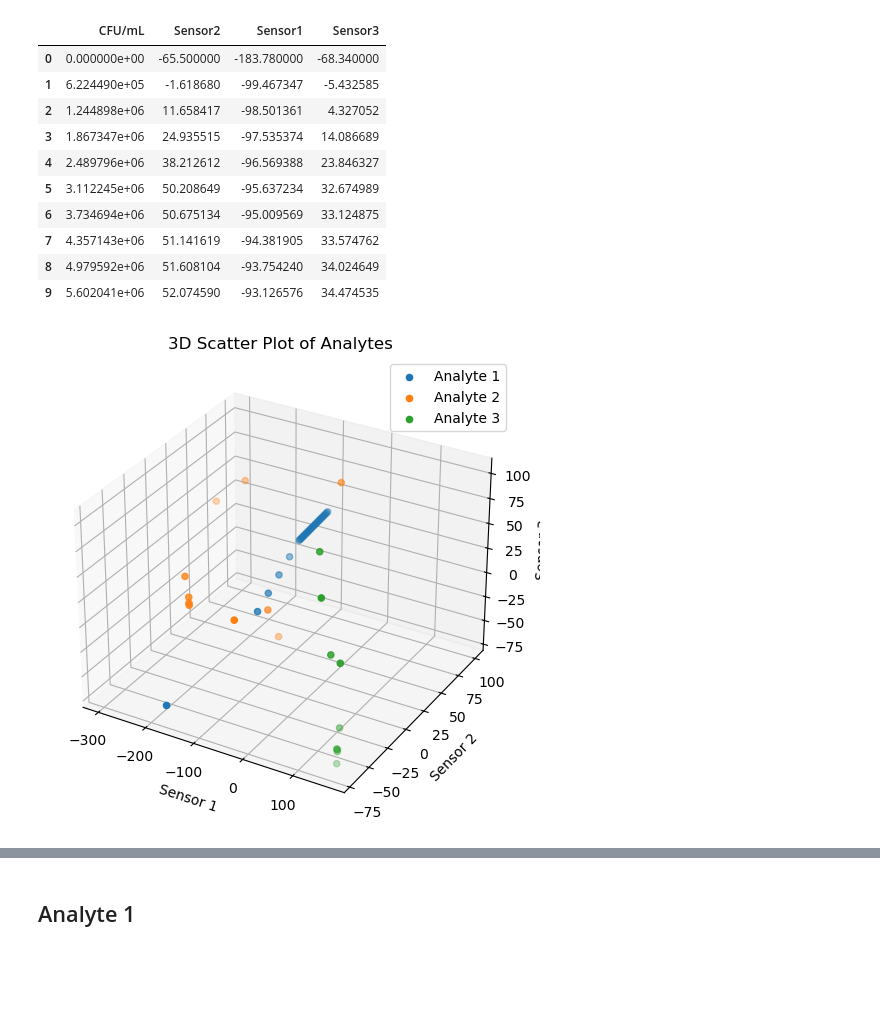
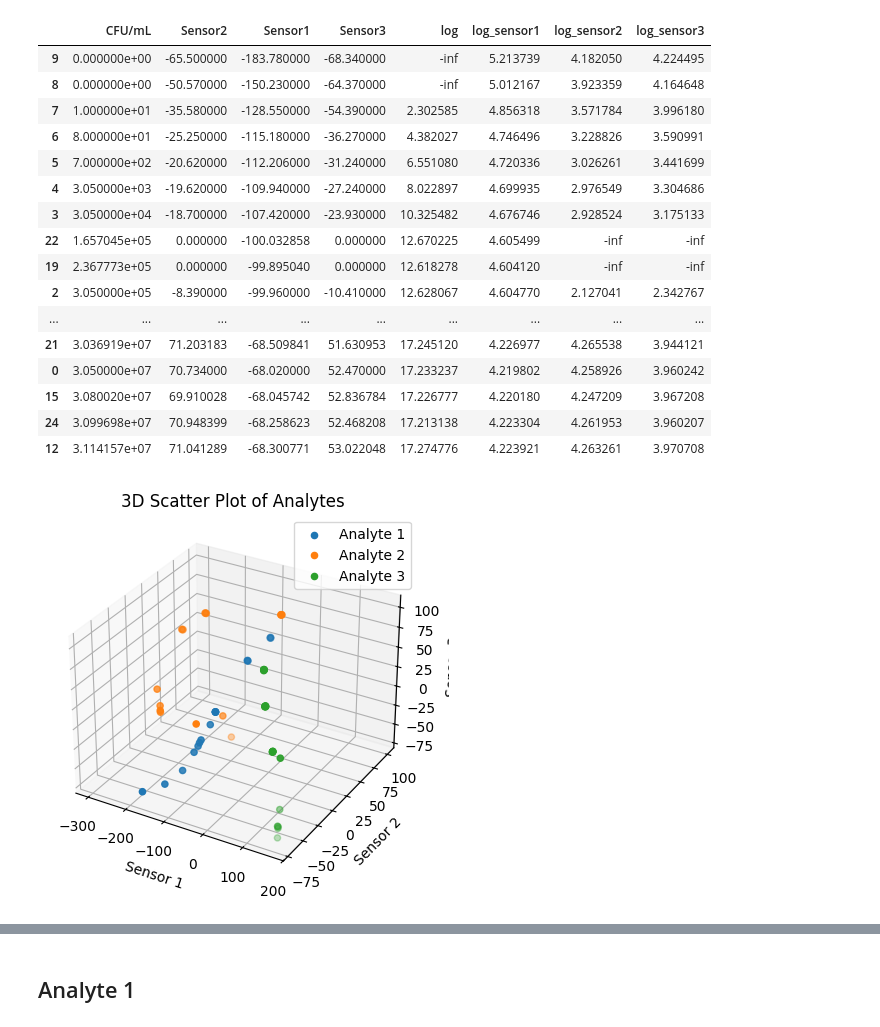
Before and after one commit to SohamD34/BTP, a Jupyter notebook: scripts/analysis.ipynb, the cells around one changed output, grey strips where cells are left out. Saved outputs shown, nothing was run; the diff lists cells and outputs as text; code cells hidden in the pictures; blank space fills up the shorter version.

```diff
--- a/scripts/analysis.ipynb
+++ b/scripts/analysis.ipynb
@@ -14,39 +15,51 @@ warnings.filterwarnings("ignore")
 # %%
 ''' We have 10 points of Analyte1 data, Analyte2 data and Analyte3 data respectively. '''
 
-analyte1 = pd.read_csv('../data/Interpolated_Analyte1.csv')
-analyte2 = pd.read_csv('../data/Analyte2.csv')
-analyte3 = pd.read_csv('../data/Analyte3.csv')
+os.chdir('/media/soham/New Volume/GitHub/BTP')
 
-analyte1.head(10)
+analyte1 = pd.read_csv('data/Analyte1.csv').sort_values('CFU/mL', ascending=True).drop('Unnamed: 0', axis=1)
+analyte2 = pd.read_csv('data/Analyte2.csv').sort_values('CFU/mL', ascending=True).drop('Unnamed: 0', axis=1)
+analyte3 = pd.read_csv('data/Analyte3.csv').sort_values('CFU/mL', ascending=True).drop('Unnamed: 0', axis=1)
+
+[analyte1, analyte2, analyte3]  = log_transform([analyte1, analyte2, analyte3])
+analyte1
 # %% [output]
-|  | CFU/mL | Sensor2 | Sensor1 | Sensor3 |
-| 0 | 0.000000e+00 | -65.500000 | -183.780000 | -68.340000 |
-| 1 | 6.224490e+05 | -1.618680 | -99.467347 | -5.432585 |
-| 2 | 1.244898e+06 | 11.658417 | -98.501361 | 4.327052 |
-| 3 | 1.867347e+06 | 24.935515 | -97.535374 | 14.086689 |
-| 4 | 2.489796e+06 | 38.212612 | -96.569388 | 23.846327 |
-| 5 | 3.112245e+06 | 50.208649 | -95.637234 | 32.674989 |
-| 6 | 3.734694e+06 | 50.675134 | -95.009569 | 33.124875 |
-| 7 | 4.357143e+06 | 51.141619 | -94.381905 | 33.574762 |
-| 8 | 4.979592e+06 | 51.608104 | -93.754240 | 34.024649 |
-| 9 | 5.602041e+06 | 52.074590 | -93.126576 | 34.474535 |
+|  | CFU/mL | Sensor2 | Sensor1 | Sensor3 | log | log_sensor1 | log_sensor2 | log_sensor3 |
+| 9 | 0.000000e+00 | -65.500000 | -183.780000 | -68.340000 | -inf | 5.213739 | 4.182050 | 4.224495 |
+| 8 | 0.000000e+00 | -50.570000 | -150.230000 | -64.370000 | -inf | 5.012167 | 3.923359 | 4.164648 |
+| 7 | 1.000000e+01 | -35.580000 | -128.550000 | -54.390000 | 2.302585 | 4.856318 | 3.571784 | 3.996180 |
+| 6 | 8.000000e+01 | -25.250000 | -115.180000 | -36.270000 | 4.382027 | 4.746496 | 3.228826 | 3.590991 |
+| 5 | 7.000000e+02 | -20.620000 | -112.206000 | -31.240000 | 6.551080 | 4.720336 | 3.026261 | 3.441699 |
+| 4 | 3.050000e+03 | -19.620000 | -109.940000 | -27.240000 | 8.022897 | 4.699935 | 2.976549 | 3.304686 |
+| 3 | 3.050000e+04 | -18.700000 | -107.420000 | -23.930000 | 10.325482 | 4.676746 | 2.928524 | 3.175133 |
+| 22 | 1.657045e+05 | 0.000000 | -100.032858 | 0.000000 | 12.670225 | 4.605499 | -inf | -inf |
+| 19 | 2.367773e+05 | 0.000000 | -99.895040 | 0.000000 | 12.618278 | 4.604120 | -inf | -inf |
+| 2 | 3.050000e+05 | -8.390000 | -99.960000 | -10.410000 | 12.628067 | 4.604770 | 2.127041 | 2.342767 |
+| ... | ... | ... | ... | ... | ... | ... | ... | ... |
+| 21 | 3.036919e+07 | 71.203183 | -68.509841 | 51.630953 | 17.245120 | 4.226977 | 4.265538 | 3.944121 |
+| 0 | 3.050000e+07 | 70.734000 | -68.020000 | 52.470000 | 17.233237 | 4.219802 | 4.258926 | 3.960242 |
+| 15 | 3.080020e+07 | 69.910028 | -68.045742 | 52.836784 | 17.226777 | 4.220180 | 4.247209 | 3.967208 |
+| 24 | 3.099698e+07 | 70.948399 | -68.258623 | 52.468208 | 17.213138 | 4.223304 | 4.261953 | 3.960207 |
+| 12 | 3.114157e+07 | 71.041289 | -68.300771 | 53.022048 | 17.274776 | 4.223921 | 4.263261 | 3.970708 |
 # %%
-fig = plt.figure(figsize=(6,10))
+import matplotlib.pyplot as plt
+from mpl_toolkits.mplot3d import Axes3D
+
+fig = plt.figure()
 ax = fig.add_subplot(111, projection='3d')
 
 ax.scatter3D(analyte1['Sensor1'], analyte1['Sensor2'], analyte1['Sensor3'], label='Analyte 1')
 
 ax.scatter3D(analyte2['Sensor1'], analyte2['Sensor2'], analyte2['Sensor3'], label='Analyte 2')
 
 ax.scatter3D(analyte3['Sensor1'], analyte3['Sensor2'], analyte3['Sensor3'], label='Analyte 3')
 
 ax.set_xlabel('Sensor 1')
 ax.set_ylabel('Sensor 2')
 ax.set_zlabel('Sensor 3')
 ax.set_title('3D Scatter Plot of Analytes')
 
 ax.legend()
 plt.show()
 # %% [output]
-[figure, old version]
+[figure, new version]
```
Also changed, not shown: parts of 16 cells of this notebook, 5 other files.
